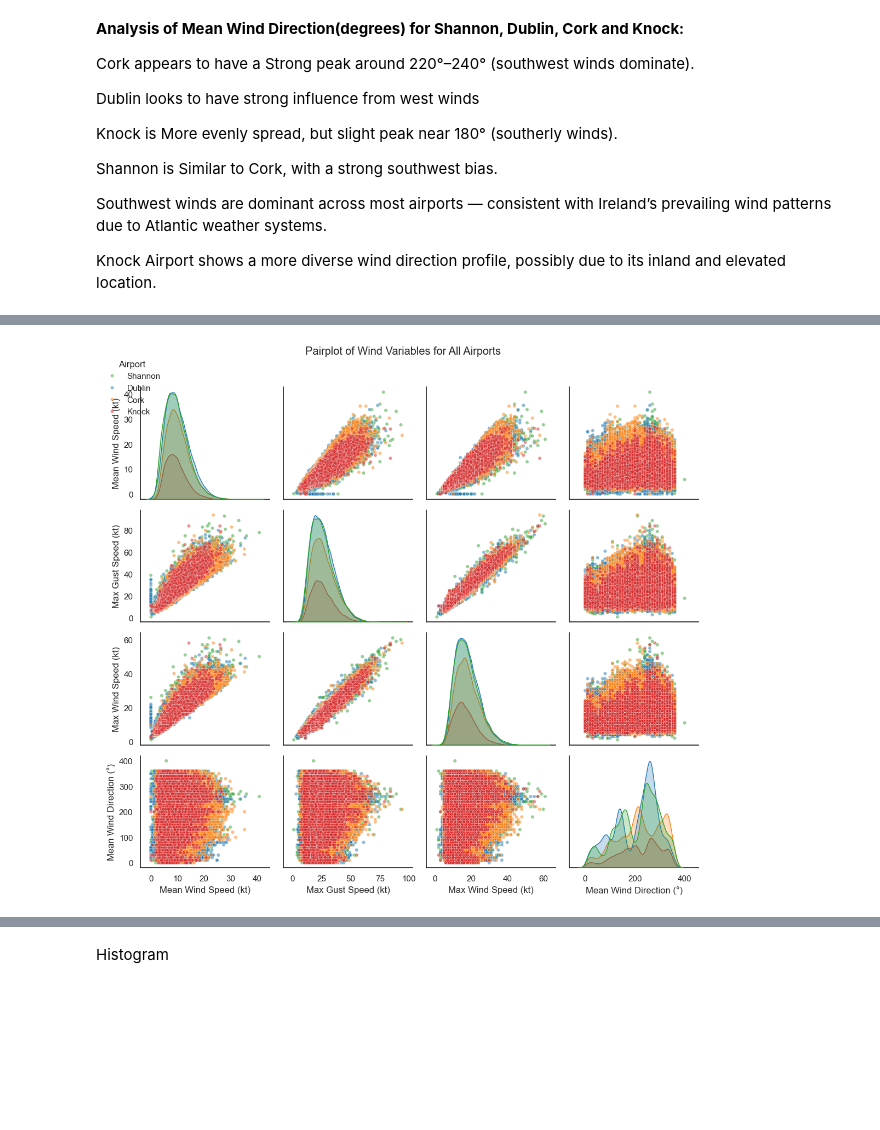
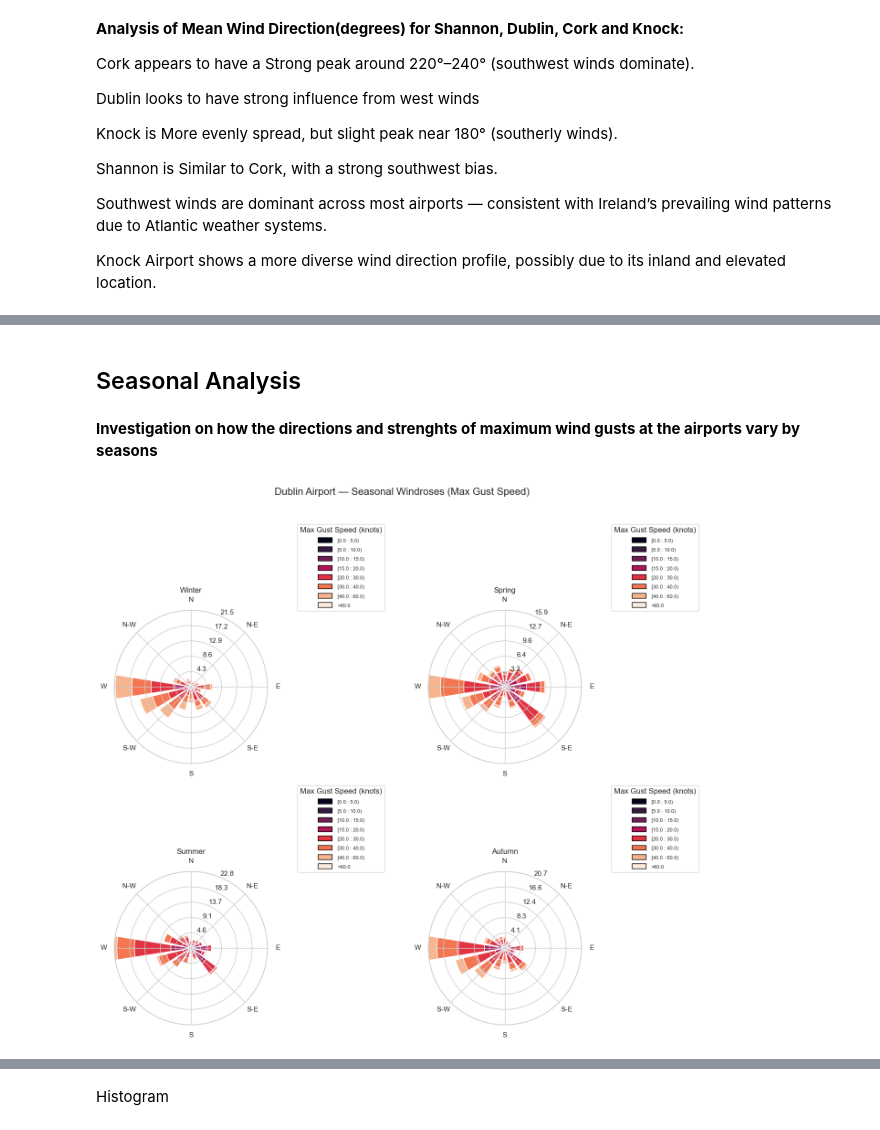
Before and after one commit to LDonn32/PDFA, a Jupyter notebook: Project/Project.ipynb, the cells around one changed output, grey strips where cells are left out. Cells and saved outputs as stored; diff of their text form; code cells hidden in the pictures; blank space fills up the shorter version.

```diff
--- a/Project/Project.ipynb
+++ b/Project/Project.ipynb
@@ -32,11 +37,11 @@ shannon = pd.read_csv("data/dly518.csv", parse_dates=["date"], index_col='date',
 # %%
 # load the Dublin airport dataset.
 
-dublin = pd.read_csv("data/dly532.csv", parse_dates=["date"], index_col='date', skiprows=25, low_memory=False, date_format='%d-%b-%Y %H:%M')
+dublin = pd.read_csv("data/dly532.csv", parse_dates=["date"], index_col='date', skiprows=25, low_memory=False, date_format='%d-%b-%y')
 # %%
 # Load the Cork airport dataset.
 
-cork = pd.read_csv("data/dly3904.csv", parse_dates=["date"], index_col='date', skiprows=24,low_memory=False, date_format='%d-%b-%Y %H:%M')
+cork = pd.read_csv("data/dly3904.csv", parse_dates=["date"], index_col='date', skiprows=24,low_memory=False, date_format='%d-%b-%y')
 # %%
 # Load the Knock airport dataset.
 
@@ -468,37 +509,39 @@ __Pairplot of All Airports__
-# %%
-# Generate a pairplot for all the variables for all the airports
-
-# Prepare data: select relevant columns and drop rows with missing values
-pairplot_data = all_airports.dropna(subset=numeric_cols + ['Airport']).copy()
-
-# Convert columns to numeric for plotting
-for col in numeric_cols:
-    pairplot_data[col] = pd.to_numeric(pairplot_data[col], errors='coerce')
-
-# Rename columns for nicer labels in the plot
-pairplot_data = pairplot_data.rename(columns=label_map)
-
-# Only keep rows with all numeric variables present
-pairplot_data = pairplot_data.dropna(subset=label_map.values())
-
-pairplot = sns.pairplot(
-    pairplot_data,
-    vars=pairplot_vars,
-    hue='Airport',
-    palette=palette,
-    diag_kind='kde',
-    plot_kws={'alpha': 0.5, 's': 20}
-)
-
-
-# Move legend to top right
-pairplot._legend.set_bbox_to_anchor((1, 1))
-pairplot._legend.set_title('Airport')
-
-
-plt.suptitle("Pairplot of Wind Variables for Cork, Shannon, Dublin and Knock Airport", y=1.02)
-plt.tight_layout()
-
-plt.show()
-# %% [output]
-[figure, removed]
+# %% [markdown]
+## Seasonal Analysis
+# %% [markdown]
+__Investigation on how the directions and strenghts of maximum wind gusts at the airports vary by seasons__
+# %%
+# Windrose for Dublin Airport: Max Gust Speed by Season
+
+seasons = ["Winter", "Spring", "Summer", "Autumn"]
+fig = plt.figure(figsize=(14, 12))
+
+for i, season in enumerate(seasons, 1):
+    ax = fig.add_subplot(2, 2, i, projection='windrose')
+    data = all_airports[(all_airports['Airport'] == 'Dublin') & (all_airports['Season'] == season)].copy()
+
+    # Convert to numeric and drop missing values
+    directions = pd.to_numeric(data['Mean_Wind_Direction(degrees)'], errors='coerce') % 360
+    speeds = pd.to_numeric(data['Max_Gust_Speed(knots)'], errors='coerce')
+    mask = directions.notna() & speeds.notna()
+
+    if not mask.any():
+        ax.set_title(f"{season}\n(no valid data)")
+        continue
+
+    ax.bar(
+        directions[mask],
+        speeds[mask],
+        bins=[0, 5, 10, 15, 20, 30, 40, 60],
+        normed=True,
+        opening=0.8,
+        edgecolor='white'
+    )
+    ax.set_title(f"{season}", fontsize=12)
+    ax.set_legend(title="Max Gust Speed (knots)", bbox_to_anchor=(1.2, 1))
+
+fig.suptitle("Dublin Airport — Seasonal Windroses (Max Gust Speed)", fontsize=16, y=1.02)
+plt.tight_layout()
+plt.show()
+# %% [output]
+[figure, added]
```
Also changed, not shown: parts of 17 cells of this notebook.
